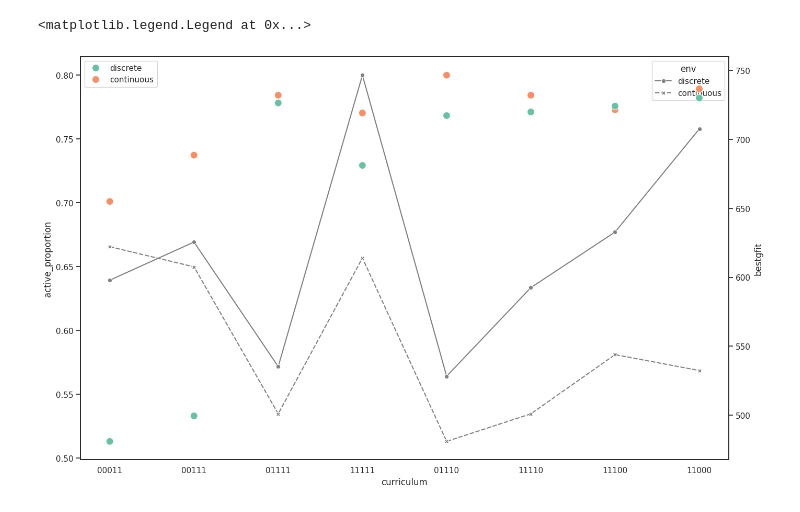
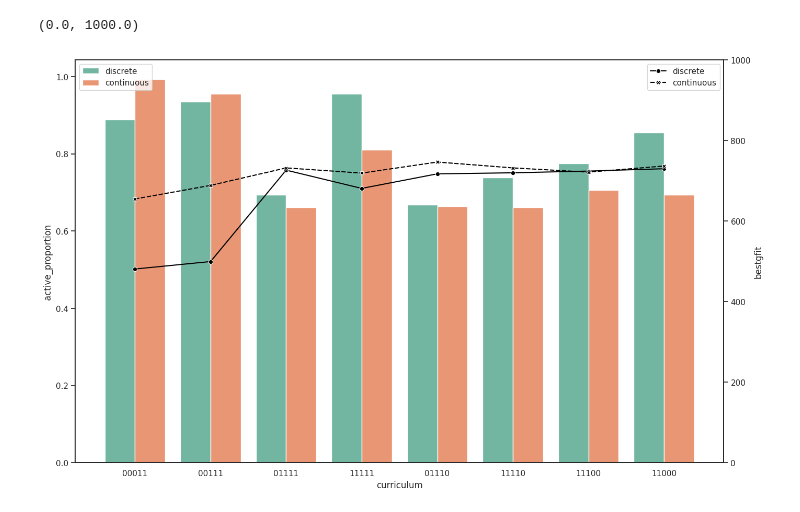
Before and after one commit to curriculum-guys/data-analysis, a Jupyter notebook: analysis/curriculum.ipynb, the cells around one changed output. Drawn from its saved outputs; the diff is of its cells as text; code cells hidden in the pictures.

```diff
--- a/analysis/curriculum.ipynb
+++ b/analysis/curriculum.ipynb
@@ -120,28 +123,31 @@ ax2.set_ylim([400, 1600])
 # %%
 curriculum_data = pd.DataFrame(env_curriculum)
 
-analysis_data = []
+agg_analysis_data = []
 for curr in agg_just_curriculum.to_records():
     active = curriculum_data.query(f"id == '{curr[0]}'").active.sum()
-    analysis_data.append(
+    gens = curr[1] - 1000
+    agg_analysis_data.append(
         dict(
             id=curr[0],
-            generations=curr[1],
+            generations=gens,
             curriculum=curr[2],
             bestgfit=curr[5],
             cpu_time=curr[7],
             env=curr[8],
             active=active,
-            active_proportion=active/curr[1]
+            active_proportion=active/gens
         )
     )
 
-analysis = pd.DataFrame(analysis_data)
+agg_analysis = pd.DataFrame(agg_analysis_data)
-# %%
-sns.lineplot(analysis, x='curriculum', y='active_proportion', markers=True, style='env', color='grey')
-ax2 = plt.twinx()
-sns.scatterplot(analysis, x='curriculum', y='bestgfit', hue='env', s=100, ax=ax2)
-plt.legend(loc='upper left')
-# %% [output]
-<matplotlib.legend.Legend at 0x...>
-[figure, removed]
+# %%
+sns.barplot(agg_analysis, x='curriculum', y='active_proportion', hue="env")
+plt.legend(loc='upper left')
+ax2 = plt.twinx()
+sns.lineplot(agg_analysis, x='curriculum', y='bestgfit', markers=True, style='env', color="black", ax=ax2)
+ax2.legend(loc='upper right')
+ax2.set_ylim([0, 1000])
+# %% [output]
+(0.0, 1000.0)
+[figure, added]
```
Also changed, not shown: parts of 4 cells of this notebook.
